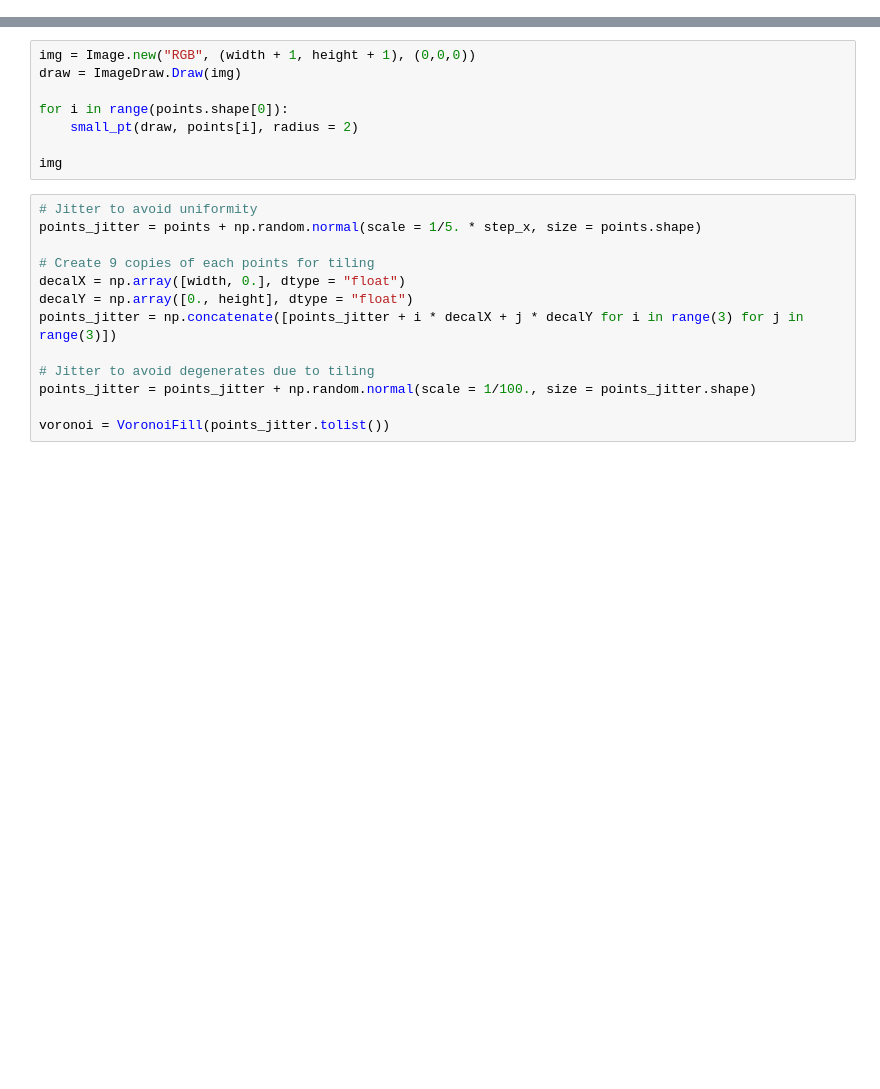
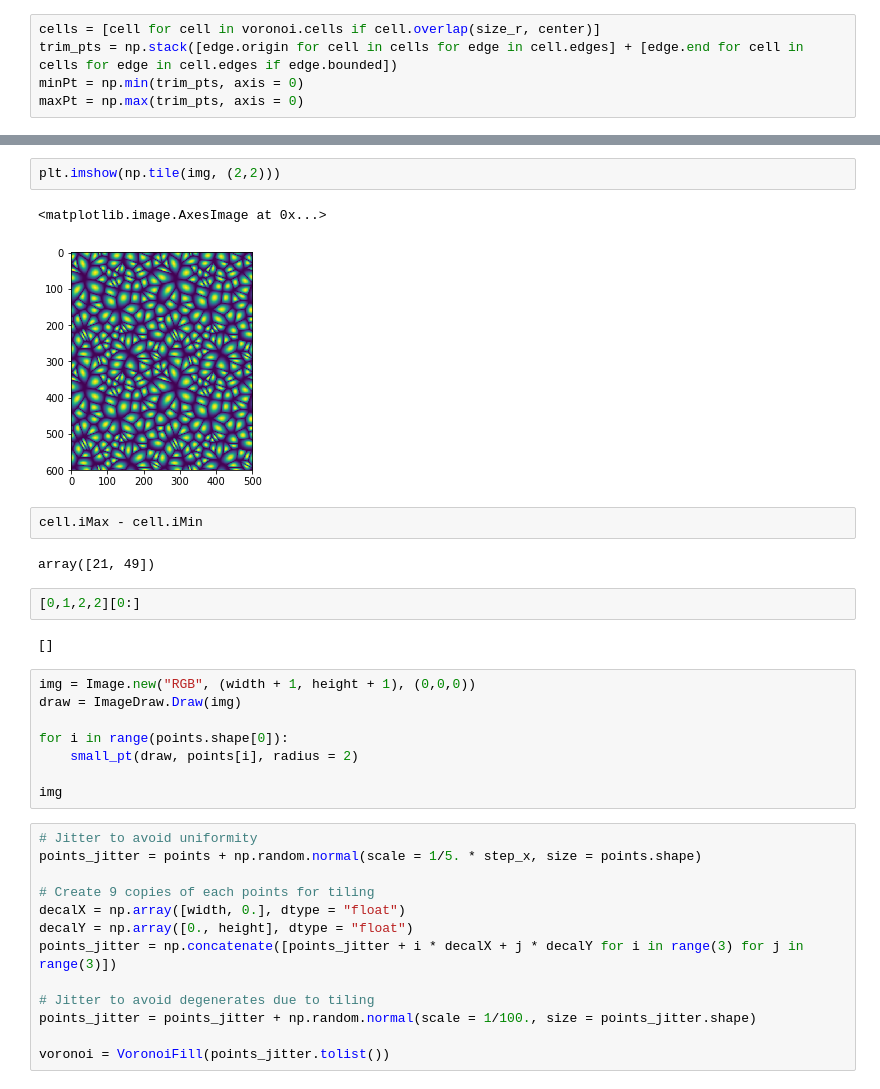
Before and after one commit to KenyC/ProceduralTextureGenerator, a Jupyter notebook: operators/functions/FillVoronoi_test.ipynb, the cells around one changed output, grey strips where cells are left out. Cells and saved outputs as stored; diff of their text form; blank space fills up the shorter version.

```diff
--- a/operators/functions/FillVoronoi_test.ipynb
+++ b/operators/functions/FillVoronoi_test.ipynb
@@ -56,0 +50,5 @@ def small_pt(draw, pos, radius = 10):
+# %%
+cells = [cell for cell in voronoi.cells if cell.overlap(size_r, center)]
+trim_pts = np.stack([edge.origin for cell in cells for edge in cell.edges] + [edge.end for cell in cells for edge in cell.edges if edge.bounded])
+minPt = np.min(trim_pts, axis = 0)
+maxPt = np.max(trim_pts, axis = 0)
@@ -57,3 +187,16 @@ def small_pt(draw, pos, radius = 10):
+# %%
+plt.imshow(np.tile(img, (2,2)))
+# %% [output]
+<matplotlib.image.AxesImage at 0x...>
+[figure, added]
+# %%
+cell.iMax - cell.iMin
+# %% [output]
+array([21, 49])
+# %%
+[0,1,2,2][0:]
+# %% [output]
+[]
 # %%
 img = Image.new("RGB", (width + 1, height + 1), (0,0,0))
 draw = ImageDraw.Draw(img)
```
Also changed, not shown: parts of 13 cells of this notebook, 5 other files.
